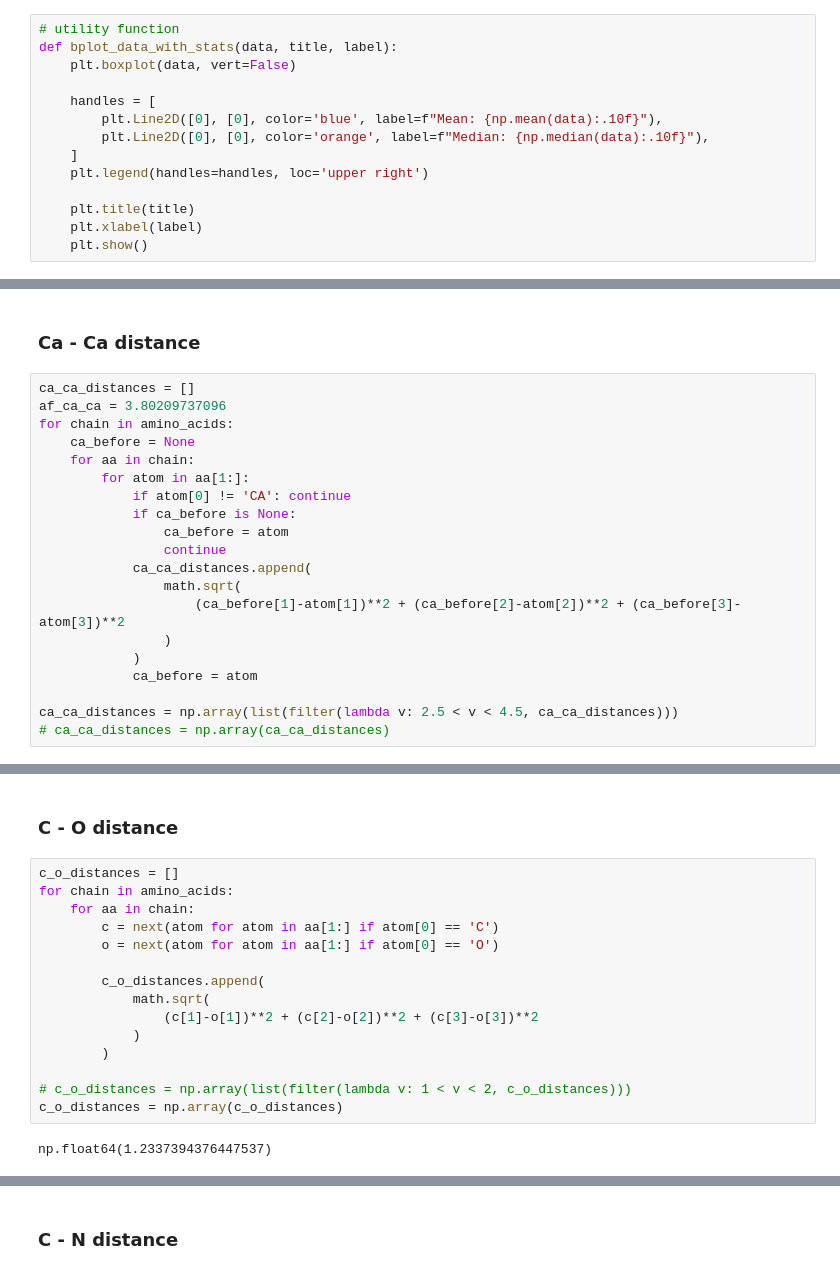
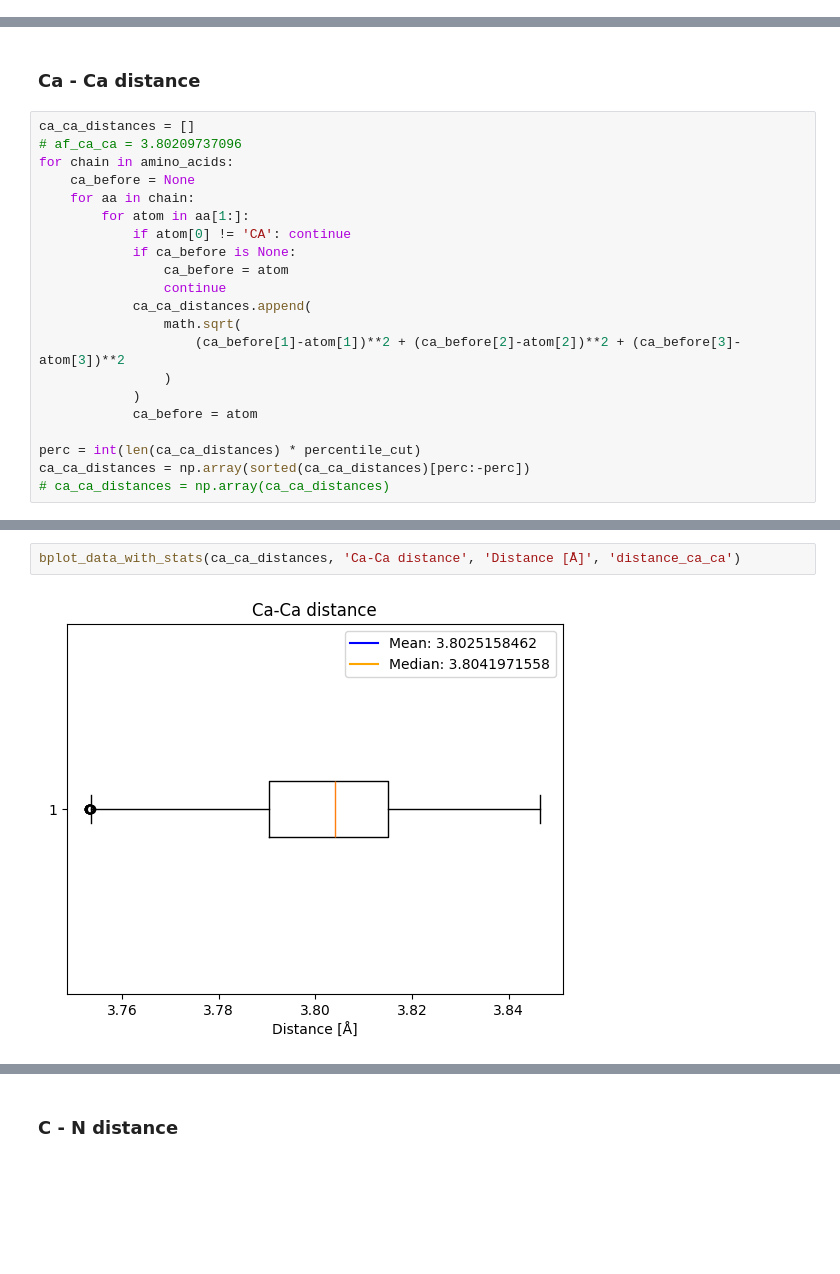
Before and after one commit to maxi-smidt/evofold, a Jupyter notebook: poc/analysis/residue_constants_measure.ipynb, the cells around one changed output, grey strips where cells are left out. Saved outputs shown, nothing was run; the diff lists cells and outputs as text; blank space fills up the shorter version.

```diff
--- a/poc/analysis/residue_constants_measure.ipynb
+++ b/poc/analysis/residue_constants_measure.ipynb
@@ -70,17 +83,3 @@ for sample in samples:
 
 with open(transformed_data, 'w') as f:
     json.dump(amino_acids, f, indent=4)
-# %%
-# utility function
-def bplot_data_with_stats(data, title, label):
-    plt.boxplot(data, vert=False)
-
-    handles = [
-        plt.Line2D([0], [0], color='blue', label=f"Mean: {np.mean(data):.10f}"),
-        plt.Line2D([0], [0], color='orange', label=f"Median: {np.median(data):.10f}"),
-    ]
-    plt.legend(handles=handles, loc='upper right')
-
-    plt.title(title)
-    plt.xlabel(label)
-    plt.show()
@@ -112,7 +127,7 @@ for aa, atoms in rigid_group_atom_positions.items():
 ### Ca - Ca distance
 # %%
 ca_ca_distances = []
-af_ca_ca = 3.80209737096
+# af_ca_ca = 3.80209737096
 for chain in amino_acids:
     ca_before = None
     for aa in chain:
@@ -128,5 +143,6 @@ for chain in amino_acids:
             )
             ca_before = atom
 
-ca_ca_distances = np.array(list(filter(lambda v: 2.5 < v < 4.5, ca_ca_distances)))
+perc = int(len(ca_ca_distances) * percentile_cut)
+ca_ca_distances = np.array(sorted(ca_ca_distances)[perc:-perc])
 # ca_ca_distances = np.array(ca_ca_distances)
@@ -137,19 +149,4 @@ bplot_data_with_stats(ca_ca_distances, 'Ca-Ca distance', 'Distance [Å]')
-# %% [markdown]
-### C - O distance
-# %%
-c_o_distances = []
-for chain in amino_acids:
-    for aa in chain:
-        c = next(atom for atom in aa[1:] if atom[0] == 'C')
-        o = next(atom for atom in aa[1:] if atom[0] == 'O')
-
-        c_o_distances.append(
-            math.sqrt(
-                (c[1]-o[1])**2 + (c[2]-o[2])**2 + (c[3]-o[3])**2
-            )
-        )
-
-# c_o_distances = np.array(list(filter(lambda v: 1 < v < 2, c_o_distances)))
-c_o_distances = np.array(c_o_distances)
-# %% [output]
-np.float64(1.2337394376447537)
+# %%
+bplot_data_with_stats(ca_ca_distances, 'Ca-Ca distance', 'Distance [Å]', 'distance_ca_ca')
+# %% [output]
+[figure, added]
```
Also changed, not shown: parts of 36 cells of this notebook, 44 other files.
